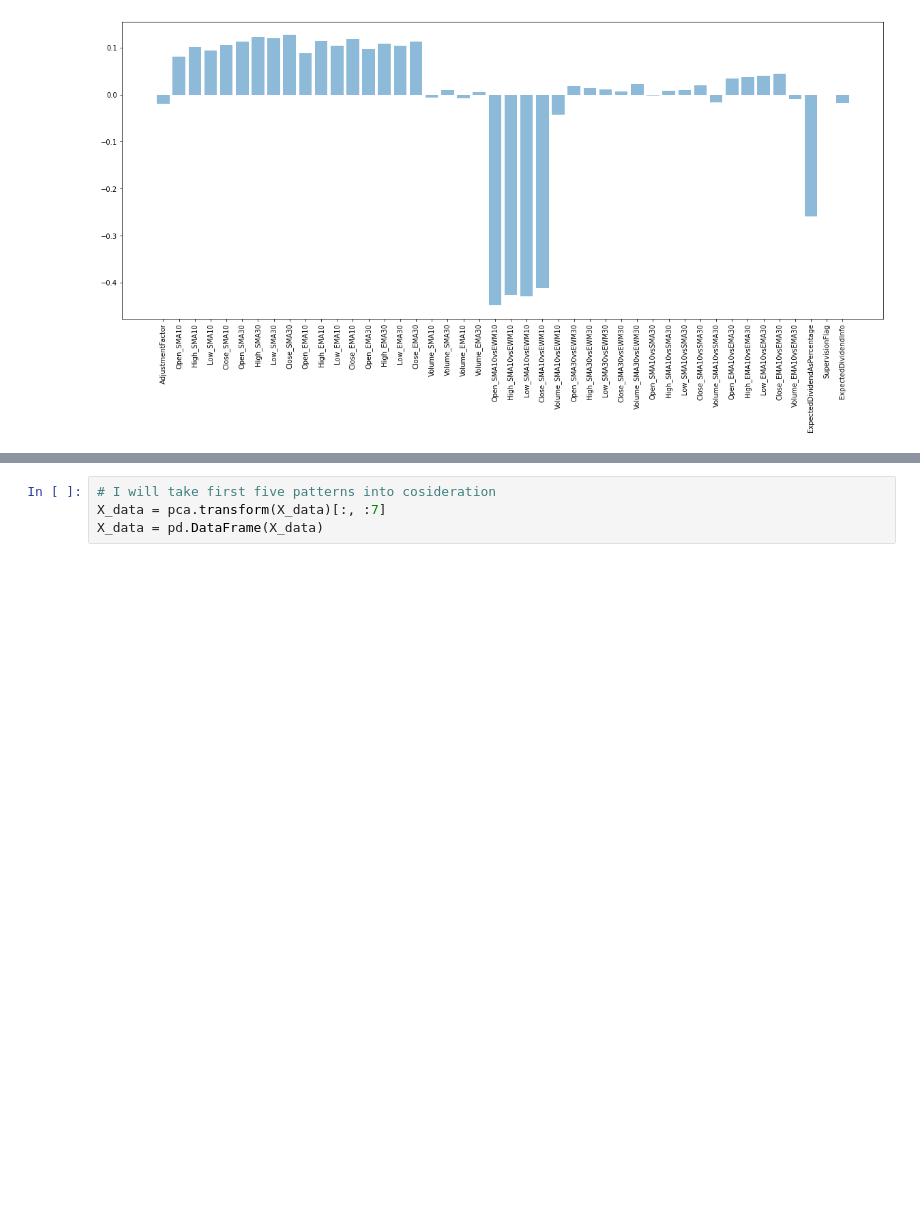
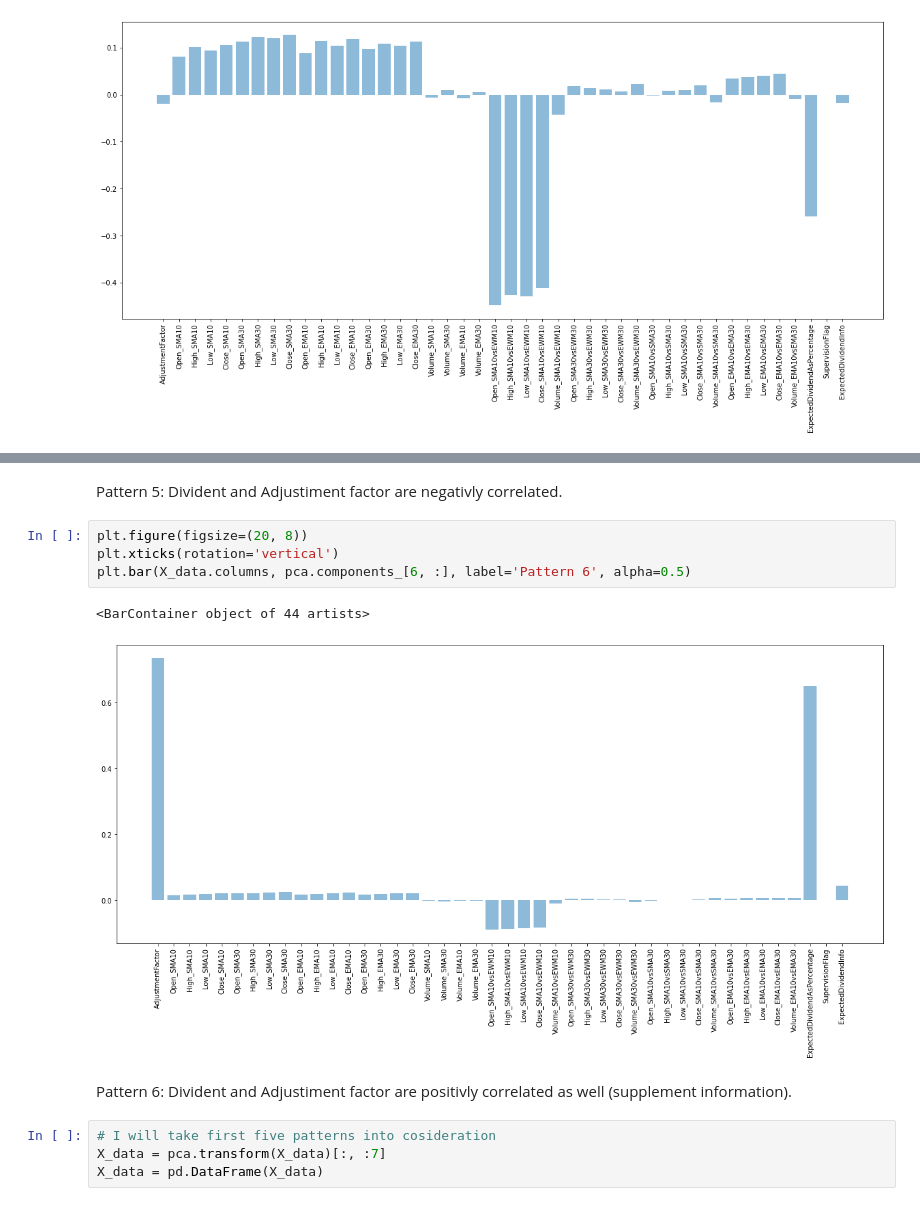
Before and after one commit to velblu/Tokyo-Stock-Exchange-Predictions, a Jupyter notebook: jpx_prediction.ipynb, the cells around one changed output, grey strips where cells are left out. Saved outputs shown, nothing was run; the diff lists cells and outputs as text; blank space fills up the shorter version.

```diff
--- a/jpx_prediction.ipynb
+++ b/jpx_prediction.ipynb
@@ -2304,3 +2314,14 @@ Pattern 4: Last one is describing difference in Volume as well.
+# %% [markdown]
+Pattern 5: Divident and Adjustiment factor are negativly correlated.
+# %%
+plt.figure(figsize=(20, 8))
+plt.xticks(rotation='vertical')
+plt.bar(X_data.columns, pca.components_[6, :], label='Pattern 6', alpha=0.5)
+# %% [output]
+<BarContainer object of 44 artists>
+[figure, added]
+# %% [markdown]
+Pattern 6: Divident and Adjustiment factor are positivly correlated as well (supplement information).
 # %%
 # I will take first five patterns into cosideration
 X_data = pca.transform(X_data)[:, :7]
```
Also changed, not shown: parts of 35 cells of this notebook.
